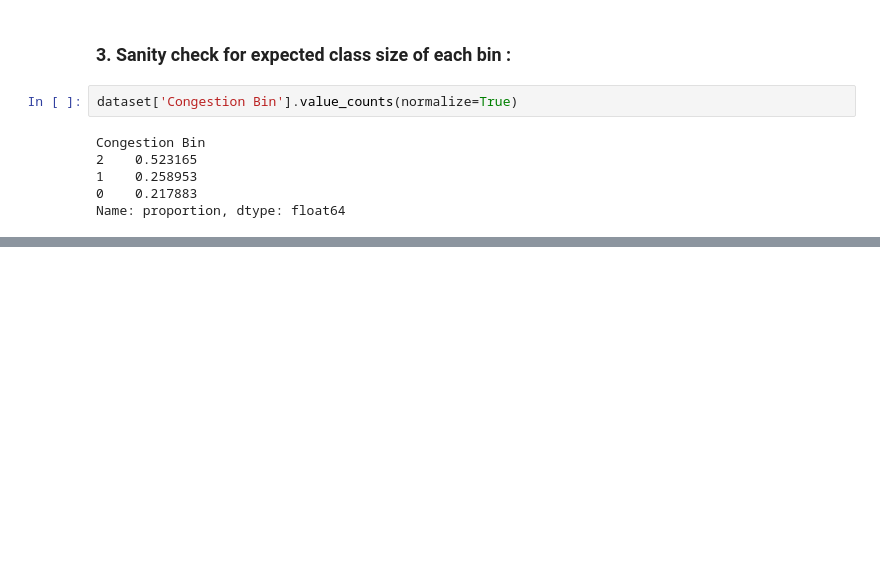
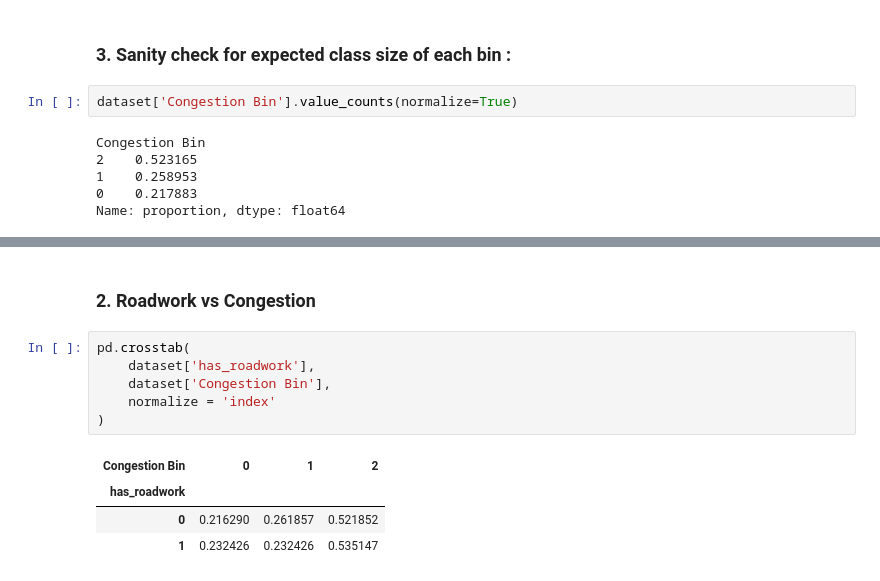
Before and after one commit to Rushikesh-101/Traffic-Flow-Prediction-ML, a Jupyter notebook: Traffic-Predictions-Analysis.ipynb, the cells around one changed output, grey strips where cells are left out. Cells and saved outputs as stored; diff of their text form; blank space fills up the shorter version.

```diff
--- a/Traffic-Predictions-Analysis.ipynb
+++ b/Traffic-Predictions-Analysis.ipynb
@@ -384,0 +420,13 @@ Name: proportion, dtype: float64
+# %% [markdown]
+### 2. Roadwork vs Congestion
+# %%
+pd.crosstab(
+    dataset['has_roadwork'],
+    dataset['Congestion Bin'],
+    normalize = 'index'
+)
+# %% [output]
+| Congestion Bin | 0 | 1 | 2 |
+| has_roadwork |  |  |  |
+| 0 | 0.216290 | 0.261857 | 0.521852 |
+| 1 | 0.232426 | 0.232426 | 0.535147 |
```
Also changed, not shown: parts of 12 cells of this notebook.
